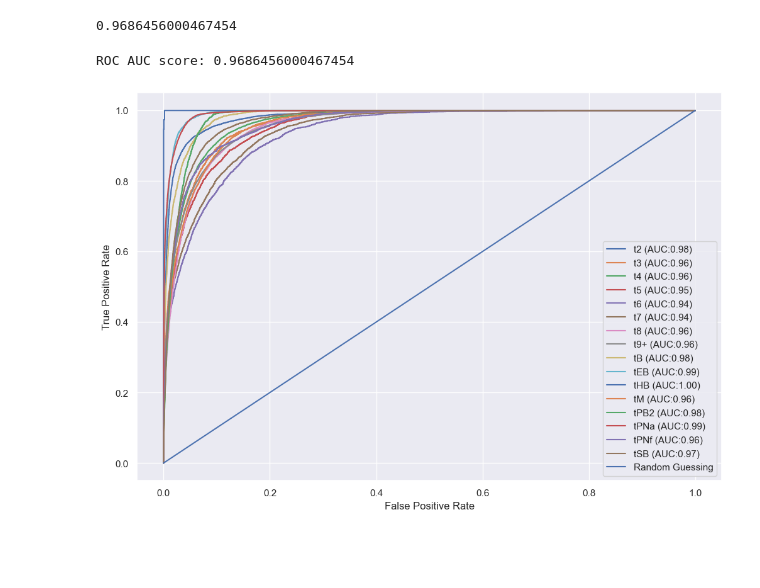
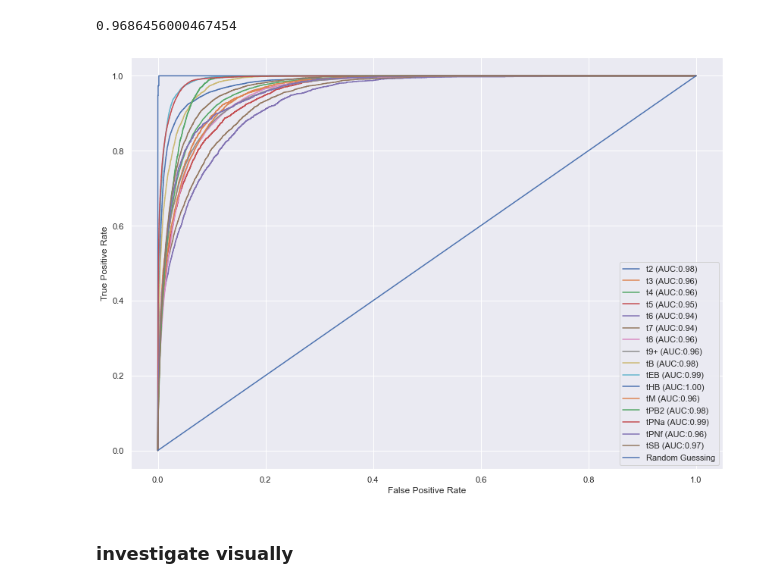
Before and after one commit to antujn/embryoAI, a Jupyter notebook: embryoAI_phase_3_evaluation.ipynb, the cells around one changed output. Drawn from its saved outputs; the diff is of its cells as text; code cells hidden in the pictures; blank space fills up the shorter version.

```diff
--- a/embryoAI_phase_3_evaluation.ipynb
+++ b/embryoAI_phase_3_evaluation.ipynb
@@ -60,6 +54,0 @@ y_true_one_hot = pd.get_dummies(predictions.phase.map({v:k for k,v in categories
-# %%
-# calculate confusion matrix
-conf_matrix = confusion_matrix(y_true, y_pred)
-sns.set(rc={'figure.figsize':(14, 10)})
-cm_plot = sns.heatmap(conf_matrix, annot=True, cmap='Blues', fmt='d')
-cm_plot
@@ -119,24 +360,40 @@ roc_auc_score(y_true_one_hot, y_pred_proba, average="macro")
 # %% [output]
 0.9686456000467454
 # %%
-# set plot figure size
-fig, c_ax = plt.subplots(1,1, figsize = (12, 8))
+import matplotlib.pyplot as plt
+from sklearn.metrics import roc_curve, roc_auc_score, auc
 
-# function for scoring roc auc score for multi-class
-def multiclass_roc_auc_score(y_true_one_hot, y_pred_proba, average="macro"):
-    for (idx, c_label) in enumerate(categories.values()):
+def roc_auc_score_multiclass(y_true_one_hot, y_pred_proba, categories, figsize=None):
+    """
+    Computes and plots the Receiver Operating Characteristic (ROC) curve for multi-class classification problems.
+
+    Parameters:
+    y_true_one_hot (array-like): One-hot encoded true labels for each sample, shape (n_samples, n_classes).
+    y_pred_proba (array-like): Predicted class probabilities for each sample, shape (n_samples, n_classes).
+    categories (list): List of class names in order of the columns of y_true_one_hot and y_pred_proba.
+    figsize (tuple): Optional figure size for the plot.
+    average (str): Optional parameter for the method of averaging the AUC scores. Can be one of "macro" (default), "micro", or "weighted".
+
+    Returns:
+    float: The overall ROC AUC score based on the true labels and predicted probabilities.
+
+    """
+    # set plot figure size
+    fig, c_ax = plt.subplots(1,1, figsize = figsize)
+
+    for (idx, c_label) in categories.items():
         fpr, tpr, thresholds = roc_curve(y_true_one_hot[:,idx], y_pred_proba[:,idx])
         c_ax.plot(fpr, tpr, label = '%s (AUC:%0.2f)'  % (c_label, auc(fpr, tpr)))
+
     c_ax.plot(fpr, fpr, 'b-', label = 'Random Guessing')
-    return roc_auc_score(y_true_one_hot, y_pred_proba, average=average)
+    c_ax.legend()
+    c_ax.set_xlabel('False Positive Rate')
+    c_ax.set_ylabel('True Positive Rate')
+    plt.show()
+    plt.close()
 
-
-print('ROC AUC score:', multiclass_roc_auc_score(y_true_one_hot, y_pred_proba))
-
-c_ax.legend()
-c_ax.set_xlabel('False Positive Rate')
-c_ax.set_ylabel('True Positive Rate')
-plt.show()
+roc_auc_score_multiclass(y_true_one_hot, y_pred_proba, categories)
 # %% [output]
-ROC AUC score: 0.9686456000467454
-[figure, old version]
+[figure, new version]
+# %% [markdown]
+### investigate visually
```
Also changed, not shown: parts of 15 cells of this notebook, 5 other files.
